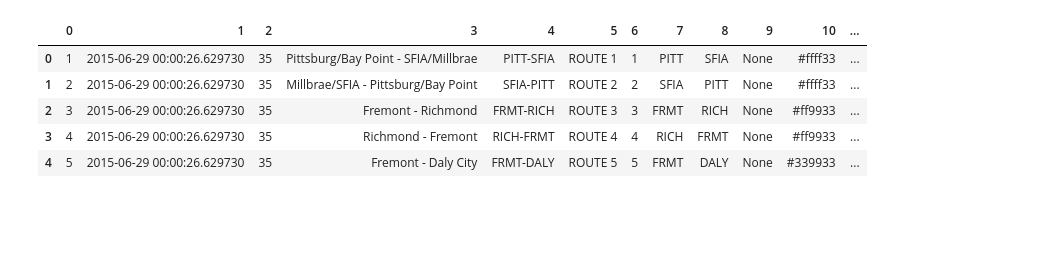
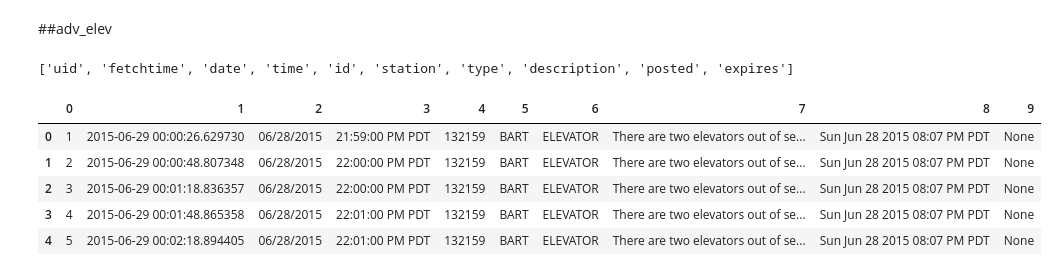
Before and after one commit to dmilad/BARTProject, a Jupyter notebook: eda/eda.ipynb, the cells around one changed output. Cells and saved outputs as stored; diff of their text form; code cells hidden in the pictures; blank space fills up the shorter version.

```diff
--- a/eda/eda.ipynb
+++ b/eda/eda.ipynb
@@ -33,9 +247,15 @@ def exec_list(query, printit = False):
+# %% [markdown]
+##adv_elev
+# %%
+print list(exec_pd('describe adv_elev')[0])
+# %% [output]
+['uid', 'fetchtime', 'date', 'time', 'id', 'station', 'type', 'description', 'posted', 'expires']
 # %%
-exec_pd("select * from rout_routeinfo limit 5;")
+exec_pd('select * from adv_elev limit 5')
 # %% [output]
-|  | 0 | 1 | 2 | 3 | 4 | 5 | 6 | 7 | 8 | 9 | 10 | ... |
-| 0 | 1 | 2015-06-29 00:00:26.629730 | 35 | Pittsburg/Bay Point - SFIA/Millbrae | PITT-SFIA | ROUTE 1 | 1 | PITT | SFIA | None | #ffff33 | ... |
-| 1 | 2 | 2015-06-29 00:00:26.629730 | 35 | Millbrae/SFIA - Pittsburg/Bay Point | SFIA-PITT | ROUTE 2 | 2 | SFIA | PITT | None | #ffff33 | ... |
-| 2 | 3 | 2015-06-29 00:00:26.629730 | 35 | Fremont - Richmond | FRMT-RICH | ROUTE 3 | 3 | FRMT | RICH | None | #ff9933 | ... |
-| 3 | 4 | 2015-06-29 00:00:26.629730 | 35 | Richmond - Fremont | RICH-FRMT | ROUTE 4 | 4 | RICH | FRMT | None | #ff9933 | ... |
-| 4 | 5 | 2015-06-29 00:00:26.629730 | 35 | Fremont - Daly City | FRMT-DALY | ROUTE 5 | 5 | FRMT | DALY | None | #339933 | ... |
+|  | 0 | 1 | 2 | 3 | 4 | 5 | 6 | 7 | 8 | 9 |
+| 0 | 1 | 2015-06-29 00:00:26.629730 | 06/28/2015 | 21:59:00 PM PDT | 132159 | BART | ELEVATOR | There are two elevators out of se... | Sun Jun 28 2015 08:07 PM PDT | None |
+| 1 | 2 | 2015-06-29 00:00:48.807348 | 06/28/2015 | 22:00:00 PM PDT | 132159 | BART | ELEVATOR | There are two elevators out of se... | Sun Jun 28 2015 08:07 PM PDT | None |
+| 2 | 3 | 2015-06-29 00:01:18.836357 | 06/28/2015 | 22:00:00 PM PDT | 132159 | BART | ELEVATOR | There are two elevators out of se... | Sun Jun 28 2015 08:07 PM PDT | None |
+| 3 | 4 | 2015-06-29 00:01:48.865358 | 06/28/2015 | 22:01:00 PM PDT | 132159 | BART | ELEVATOR | There are two elevators out of se... | Sun Jun 28 2015 08:07 PM PDT | None |
+| 4 | 5 | 2015-06-29 00:02:18.894405 | 06/28/2015 | 22:01:00 PM PDT | 132159 | BART | ELEVATOR | There are two elevators out of se... | Sun Jun 28 2015 08:07 PM PDT | None |
```
Also changed, not shown: parts of 61 cells of this notebook, 2 other files.
